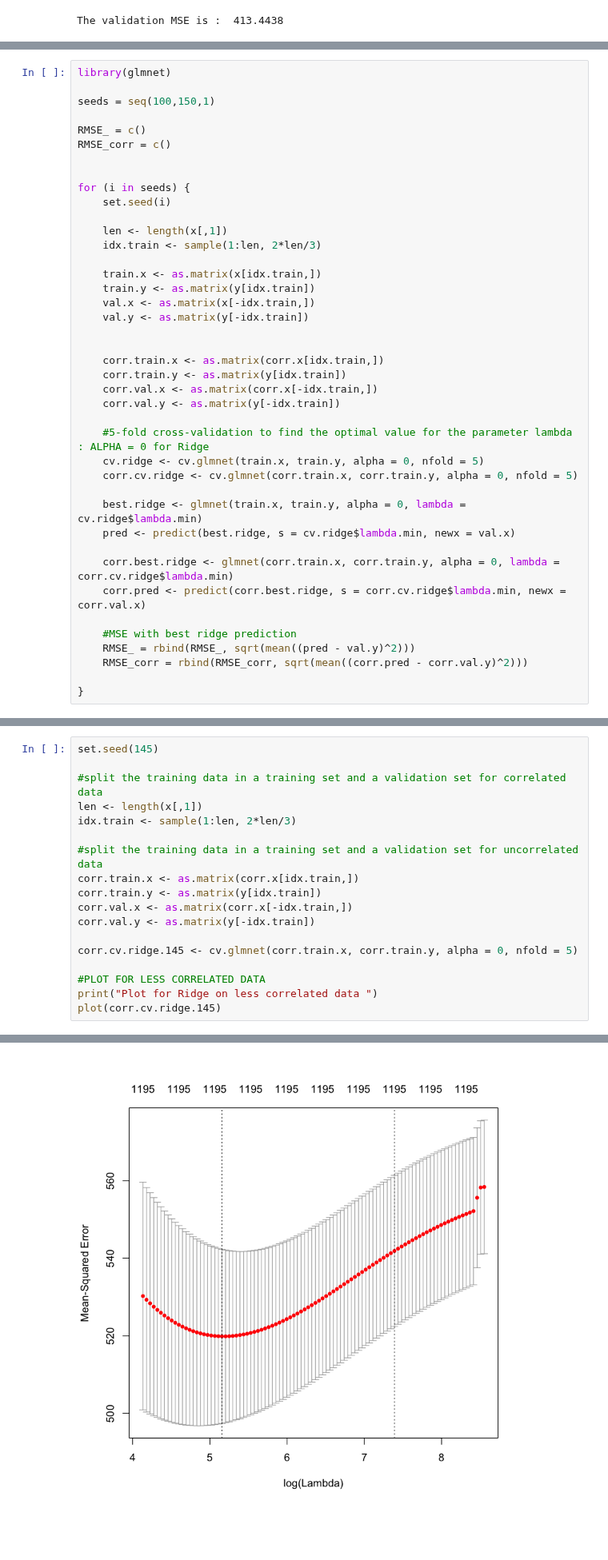
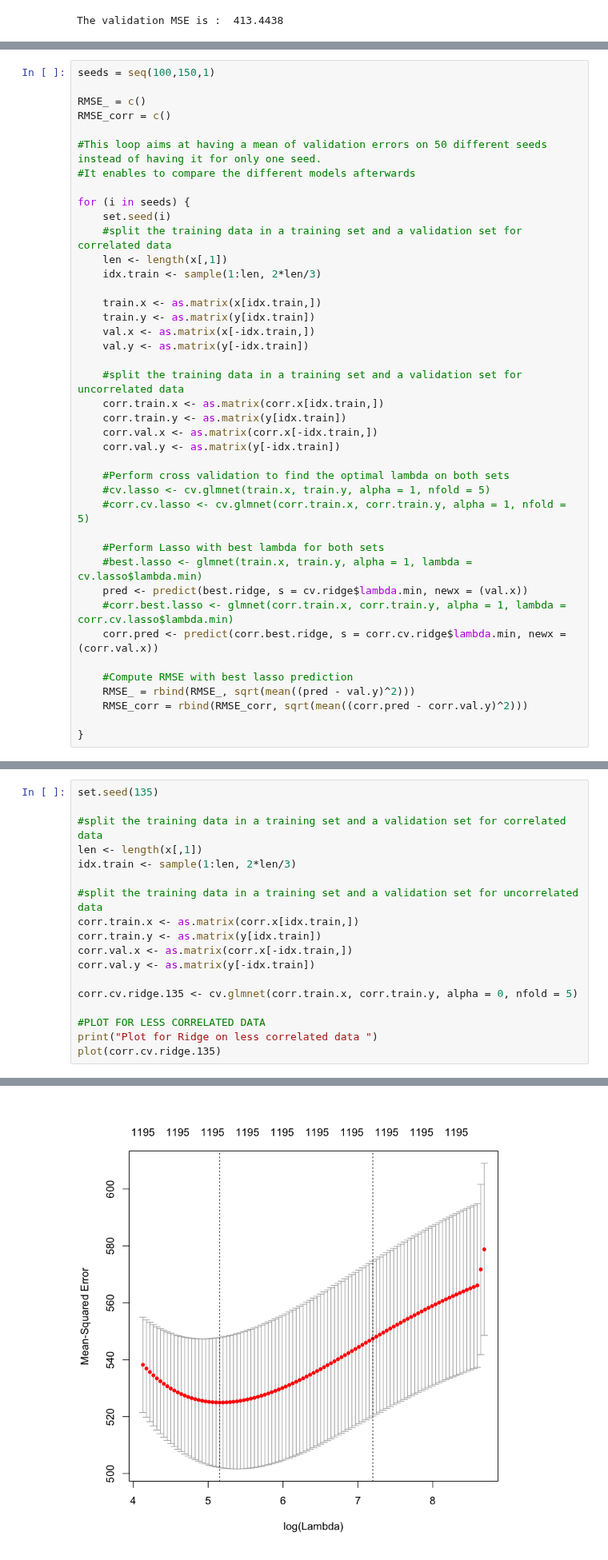
Before and after one commit to BenoitDelec/BIO-322--Predicting-odour-pleasantness-using-ML, a Jupyter notebook: src/Linear_Methods.ipynb, the cells around one changed output, grey strips where cells are left out. Shown at 80% size. Drawn from its saved outputs; the diff is of its cells as text; blank space fills up the shorter version.

Commit message:
Ridge CV

```diff
--- a/src/Linear_Methods.ipynb
+++ b/src/Linear_Methods.ipynb
@@ -186,15 +204,15 @@ We will try another regularization method, which instead of making estimated coe
 # %%
-library(glmnet)
-
 seeds = seq(100,150,1)
 
 RMSE_ = c()
 RMSE_corr = c()
 
+#This loop aims at having a mean of validation errors on 50 different seeds instead of having it for only one seed.
+#It enables to compare the different models afterwards
 
 for (i in seeds) {
     set.seed(i)
-
+    #split the training data in a training set and a validation set for correlated data
     len <- length(x[,1])
     idx.train <- sample(1:len, 2*len/3)
 
@@ -203,23 +221,23 @@ for (i in seeds) {
     val.x <- as.matrix(x[-idx.train,])
     val.y <- as.matrix(y[-idx.train])
 
-
+    #split the training data in a training set and a validation set for uncorrelated data
     corr.train.x <- as.matrix(corr.x[idx.train,])
     corr.train.y <- as.matrix(y[idx.train])
     corr.val.x <- as.matrix(corr.x[-idx.train,])
     corr.val.y <- as.matrix(y[-idx.train])
 
-    #5-fold cross-validation to find the optimal value for the parameter lambda : ALPHA = 0 for Ridge
-    cv.ridge <- cv.glmnet(train.x, train.y, alpha = 0, nfold = 5)
-    corr.cv.ridge <- cv.glmnet(corr.train.x, corr.train.y, alpha = 0, nfold = 5)
+    #Perform cross validation to find the optimal lambda on both sets
+    #cv.lasso <- cv.glmnet(train.x, train.y, alpha = 1, nfold = 5)
+    #corr.cv.lasso <- cv.glmnet(corr.train.x, corr.train.y, alpha = 1, nfold = 5)
 
-    best.ridge <- glmnet(train.x, train.y, alpha = 0, lambda = cv.ridge$lambda.min)
-    pred <- predict(best.ridge, s = cv.ridge$lambda.min, newx = val.x)
+    #Perform Lasso with best lambda for both sets
+    #best.lasso <- glmnet(train.x, train.y, alpha = 1, lambda = cv.lasso$lambda.min)
+    pred <- predict(best.ridge, s = cv.ridge$lambda.min, newx = (val.x))
+    #corr.best.lasso <- glmnet(corr.train.x, corr.train.y, alpha = 1, lambda = corr.cv.lasso$lambda.min)
+    corr.pred <- predict(corr.best.ridge, s = corr.cv.ridge$lambda.min, newx = (corr.val.x))
 
-    corr.best.ridge <- glmnet(corr.train.x, corr.train.y, alpha = 0, lambda = corr.cv.ridge$lambda.min)
-    corr.pred <- predict(corr.best.ridge, s = corr.cv.ridge$lambda.min, newx = corr.val.x)
-
-    #MSE with best ridge prediction
+    #Compute RMSE with best lasso prediction
     RMSE_ = rbind(RMSE_, sqrt(mean((pred - val.y)^2)))
     RMSE_corr = rbind(RMSE_corr, sqrt(mean((corr.pred - corr.val.y)^2)))
 
@@ -241,23 +260,23 @@ min.error.corr
 # %%
-set.seed(145)
+set.seed(135)
 
 #split the training data in a training set and a validation set for correlated data
 len <- length(x[,1])
 idx.train <- sample(1:len, 2*len/3)
 
 #split the training data in a training set and a validation set for uncorrelated data
 corr.train.x <- as.matrix(corr.x[idx.train,])
 corr.train.y <- as.matrix(y[idx.train])
 corr.val.x <- as.matrix(corr.x[-idx.train,])
 corr.val.y <- as.matrix(y[-idx.train])
 
-corr.cv.ridge.145 <- cv.glmnet(corr.train.x, corr.train.y, alpha = 0, nfold = 5)
+corr.cv.ridge.135 <- cv.glmnet(corr.train.x, corr.train.y, alpha = 0, nfold = 5)
 
 #PLOT FOR LESS CORRELATED DATA
 print("Plot for Ridge on less correlated data ")
-plot(corr.cv.ridge.145)
+plot(corr.cv.ridge.135)
 # %% [output]
 [1] "Plot for Ridge on less correlated data "
-[figure, old version]
+[figure, new version]
 # %%
 #best prediction for uncorrelated
```
Also changed, not shown: parts of 4 cells of this notebook.
